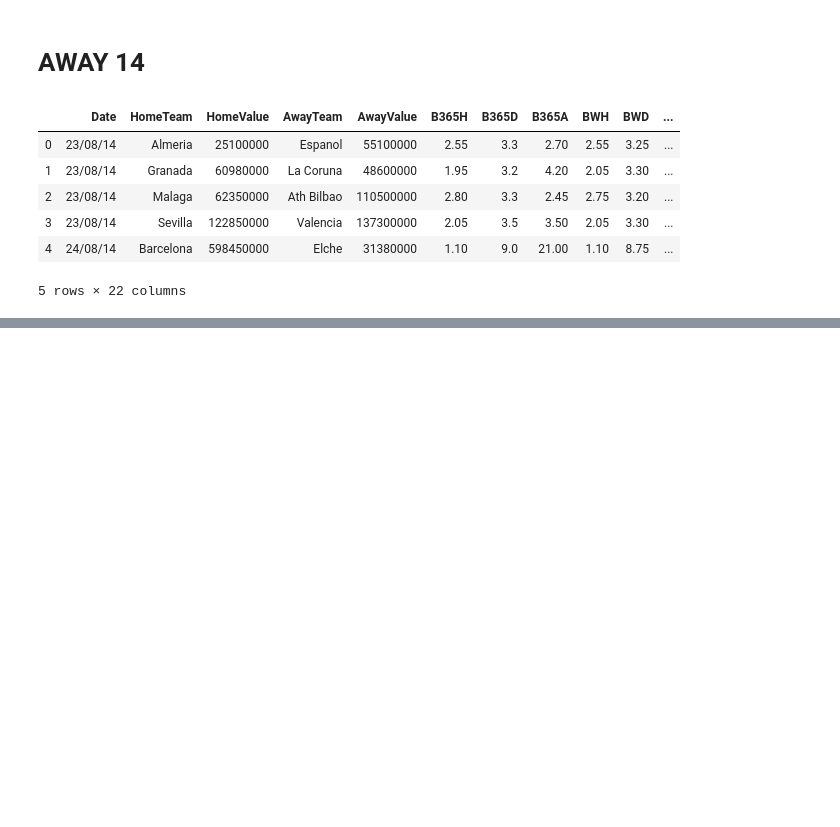
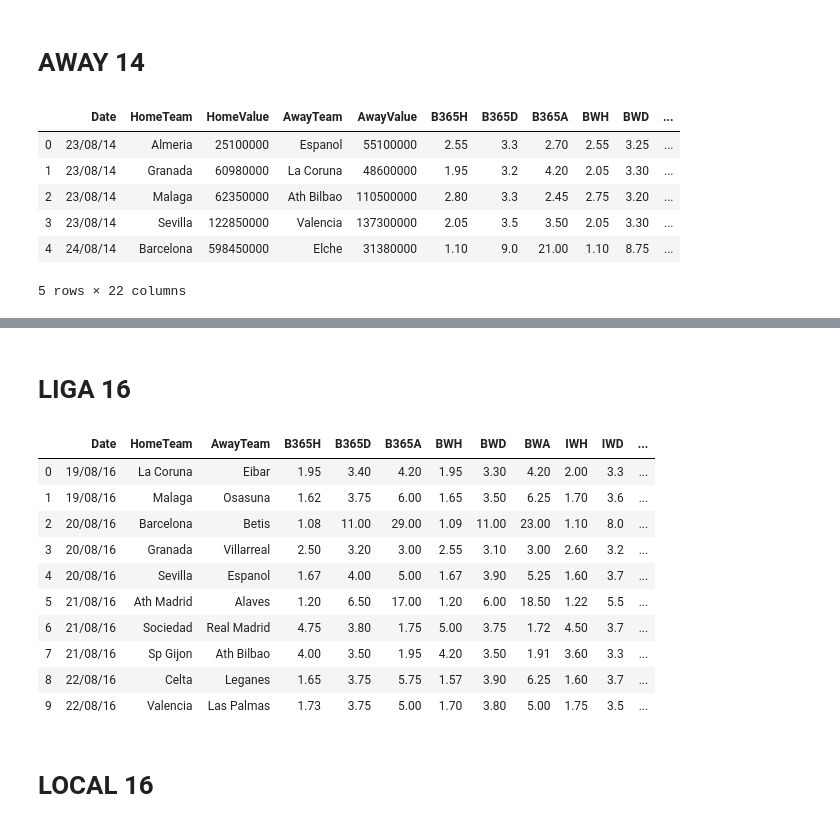
Before and after one commit to Jjespper/football_bets, a Jupyter notebook: Creating_DB.ipynb, the cells around one changed output, grey strips where cells are left out. Cells and saved outputs as stored; diff of their text form; code cells hidden in the pictures; blank space fills up the shorter version.

```diff
--- a/Creating_DB.ipynb
+++ b/Creating_DB.ipynb
@@ -1435,0 +1570,18 @@ liga14_n.head()
+# %% [markdown]
+# LIGA 16
+# %%
+liga16_n.head(10)
+# %% [output]
+|  | Date | HomeTeam | AwayTeam | B365H | B365D | B365A | BWH | BWD | BWA | IWH | IWD | ... |
+| 0 | 19/08/16 | La Coruna | Eibar | 1.95 | 3.40 | 4.20 | 1.95 | 3.30 | 4.20 | 2.00 | 3.3 | ... |
+| 1 | 19/08/16 | Malaga | Osasuna | 1.62 | 3.75 | 6.00 | 1.65 | 3.50 | 6.25 | 1.70 | 3.6 | ... |
+| 2 | 20/08/16 | Barcelona | Betis | 1.08 | 11.00 | 29.00 | 1.09 | 11.00 | 23.00 | 1.10 | 8.0 | ... |
+| 3 | 20/08/16 | Granada | Villarreal | 2.50 | 3.20 | 3.00 | 2.55 | 3.10 | 3.00 | 2.60 | 3.2 | ... |
+| 4 | 20/08/16 | Sevilla | Espanol | 1.67 | 4.00 | 5.00 | 1.67 | 3.90 | 5.25 | 1.60 | 3.7 | ... |
+| 5 | 21/08/16 | Ath Madrid | Alaves | 1.20 | 6.50 | 17.00 | 1.20 | 6.00 | 18.50 | 1.22 | 5.5 | ... |
+| 6 | 21/08/16 | Sociedad | Real Madrid | 4.75 | 3.80 | 1.75 | 5.00 | 3.75 | 1.72 | 4.50 | 3.7 | ... |
+| 7 | 21/08/16 | Sp Gijon | Ath Bilbao | 4.00 | 3.50 | 1.95 | 4.20 | 3.50 | 1.91 | 3.60 | 3.3 | ... |
+| 8 | 22/08/16 | Celta | Leganes | 1.65 | 3.75 | 5.75 | 1.57 | 3.90 | 6.25 | 1.60 | 3.7 | ... |
+| 9 | 22/08/16 | Valencia | Las Palmas | 1.73 | 3.75 | 5.00 | 1.70 | 3.80 | 5.00 | 1.75 | 3.5 | ... |
+# %% [markdown]
+# LOCAL 16
```
Also changed, not shown: parts of 31 cells of this notebook, 1 other file.
